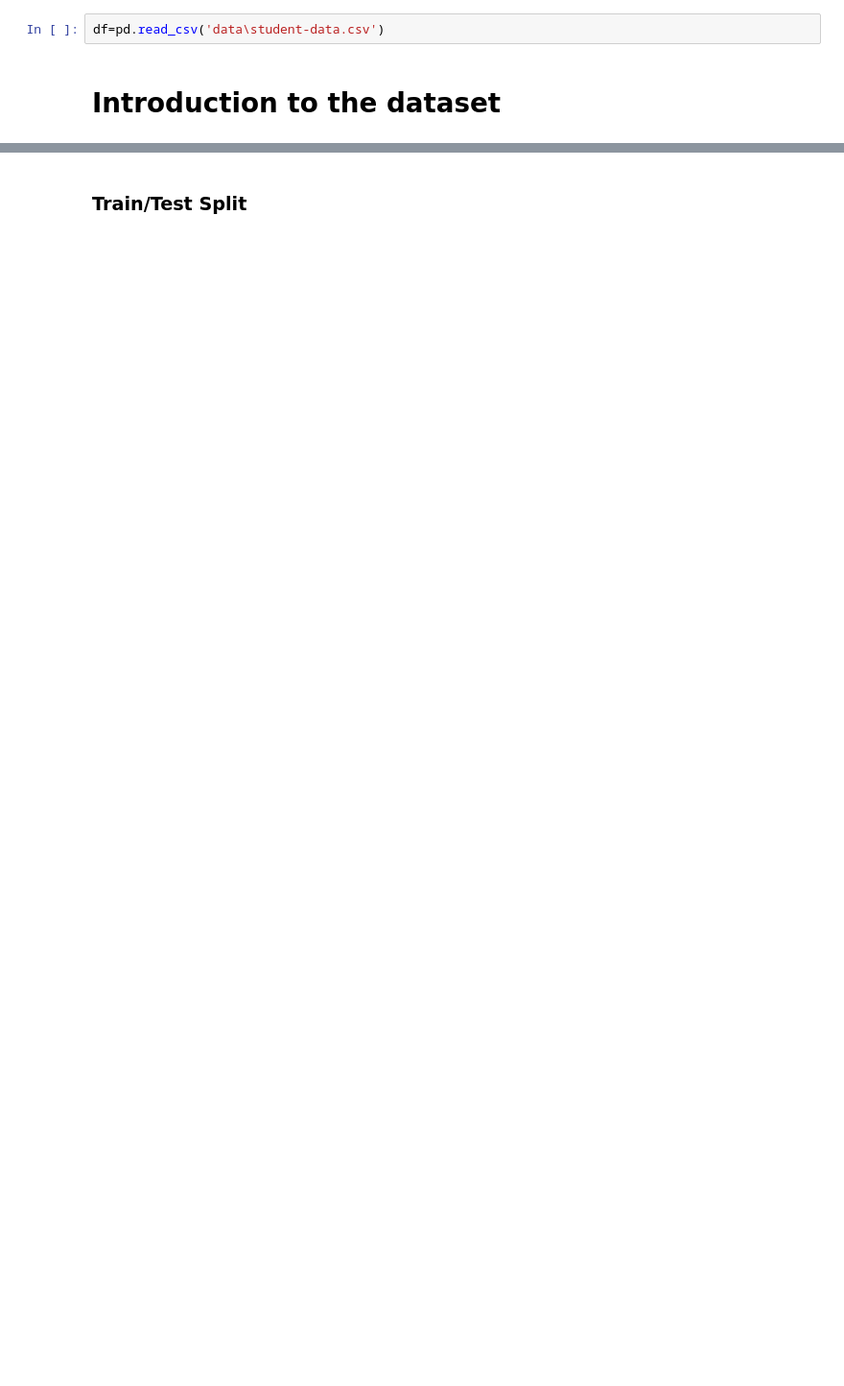
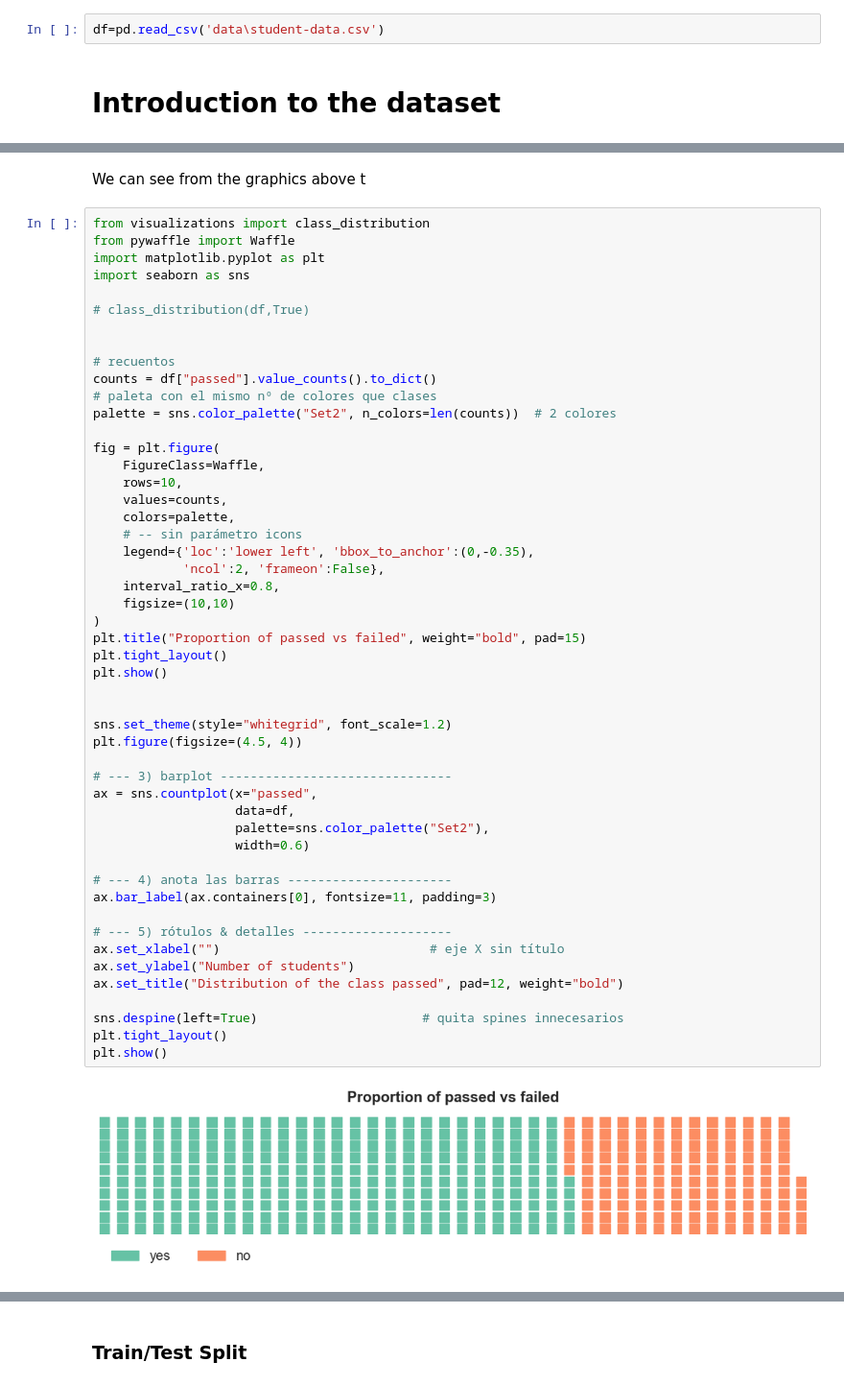
Before and after one commit to alfredofdlv/student-intervention-ml-pipeline, a Jupyter notebook: Report.ipynb, the cells around one changed output, grey strips where cells are left out. Shown: that part at 96% size. Drawn from its saved outputs; the diff is of its cells as text; blank space fills up the shorter version.

```diff
--- a/Report.ipynb
+++ b/Report.ipynb
@@ -58 +60,55 @@ Name: passed proportion, dtype: float64
 There are no missing values
+# %% [markdown]
+We can see from the graphics above t
+# %%
+from visualizations import class_distribution
+from pywaffle import Waffle
+import matplotlib.pyplot as plt
+import seaborn as sns
+
+# class_distribution(df,True)
+
+
+# recuentos
+counts = df["passed"].value_counts().to_dict()
+# paleta con el mismo nº de colores que clases
+palette = sns.color_palette("Set2", n_colors=len(counts))  # 2 colores
+
+fig = plt.figure(
+    FigureClass=Waffle,
+    rows=10,
+    values=counts,
+    colors=palette,
+    # -- sin parámetro icons
+    legend={'loc':'lower left', 'bbox_to_anchor':(0,-0.35),
+            'ncol':2, 'frameon':False},
+    interval_ratio_x=0.8,
+    figsize=(10,10)
+)
+plt.title("Proportion of passed vs failed", weight="bold", pad=15)
+plt.tight_layout()
+plt.show()
+
+
+sns.set_theme(style="whitegrid", font_scale=1.2)
+plt.figure(figsize=(4.5, 4))
+
+# --- 3) barplot -------------------------------
+ax = sns.countplot(x="passed",
+                   data=df,
+                   palette=sns.color_palette("Set2"),
+                   width=0.6)
+
+# --- 4) anota las barras ----------------------
+ax.bar_label(ax.containers[0], fontsize=11, padding=3)
+
+# --- 5) rótulos & detalles --------------------
+ax.set_xlabel("")                            # eje X sin título
+ax.set_ylabel("Number of students")
+ax.set_title("Distribution of the class passed", pad=12, weight="bold")
+
+sns.despine(left=True)                      # quita spines innecesarios
+plt.tight_layout()
+plt.show()
+# %% [output]
+[figure, added]
```
Also changed, not shown: parts of 19 cells of this notebook, 1 other file.
